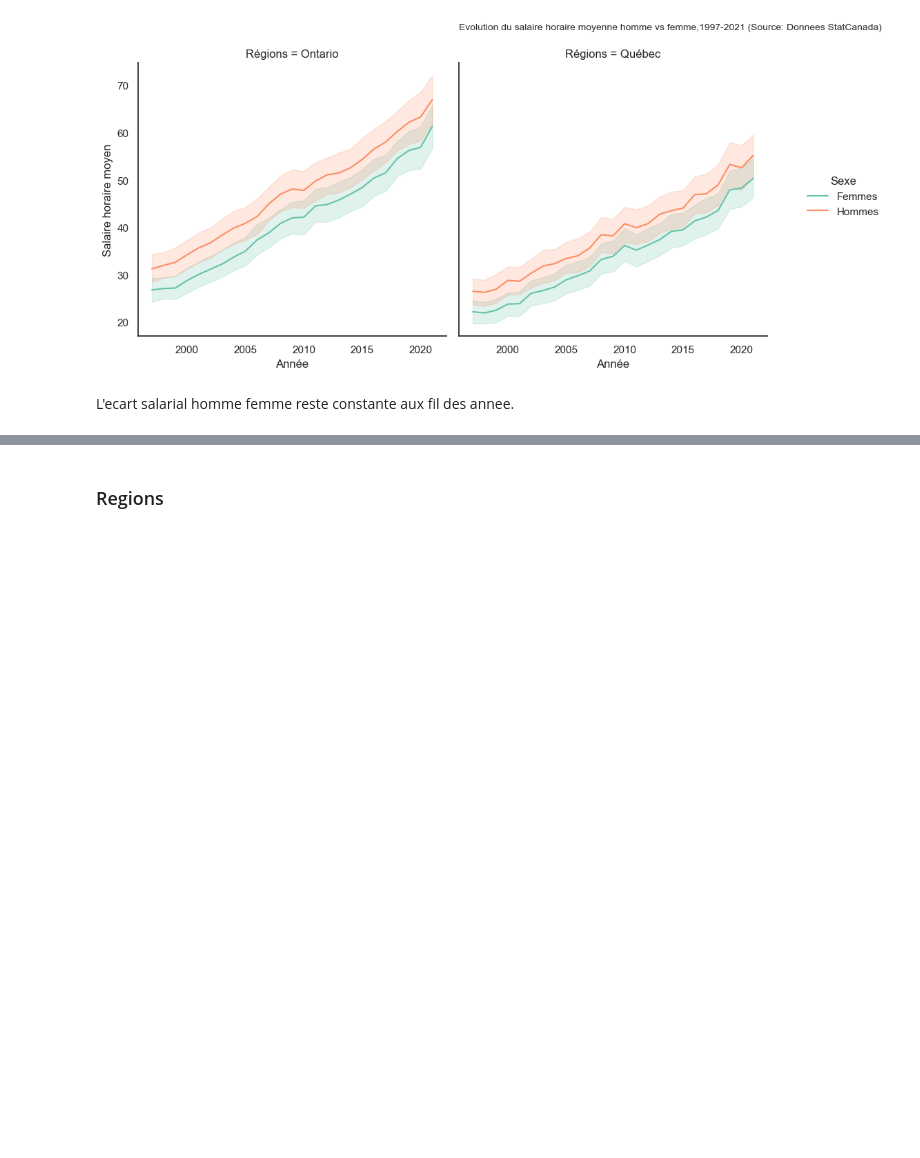
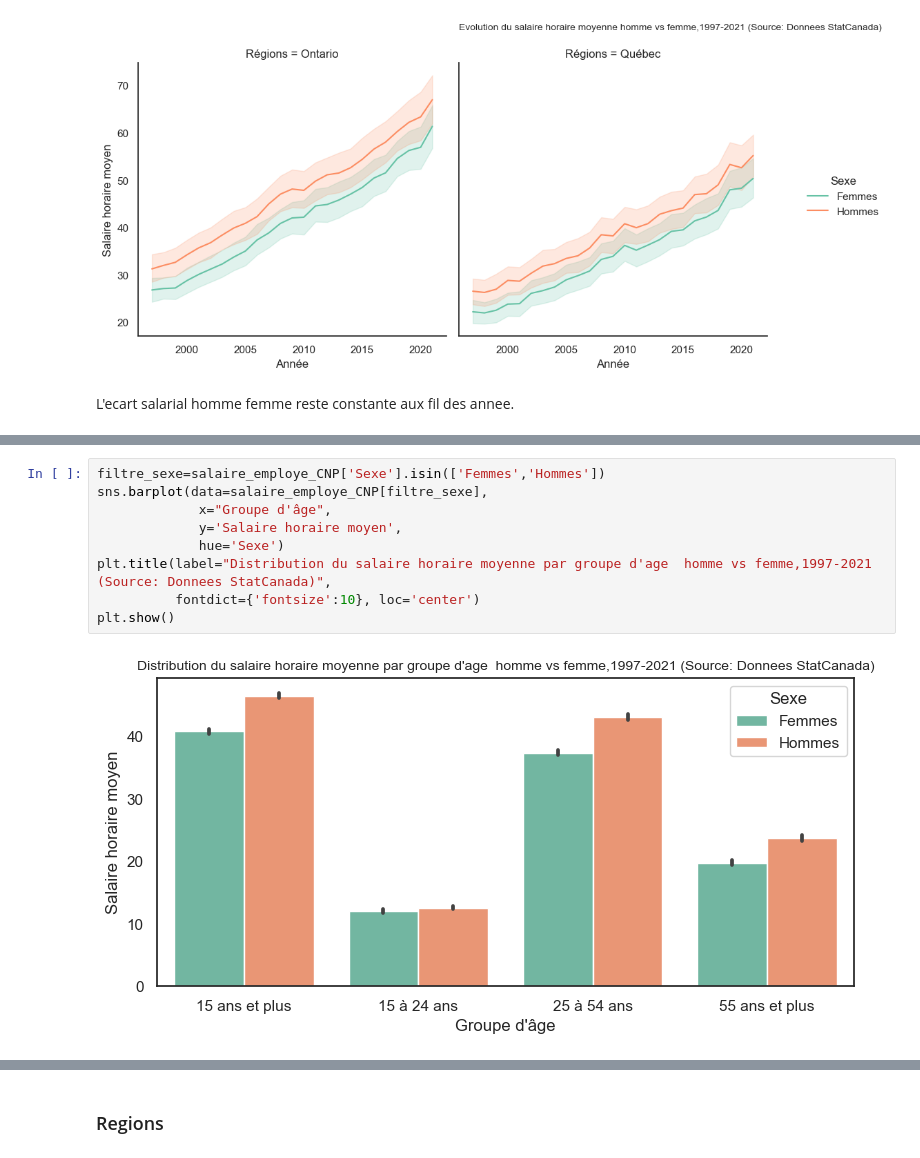
Before and after one commit to marciosdn/projet_77, a Jupyter notebook: AED Salaire Employe.ipynb, the cells around one changed output, grey strips where cells are left out. Drawn from its saved outputs; the diff is of its cells as text; blank space fills up the shorter version.

```diff
--- a/AED Salaire Employe.ipynb
+++ b/AED Salaire Employe.ipynb
@@ -398,0 +409,11 @@ L'ecart salarial homme femme reste constante aux fil des annee.
+# %%
+filtre_sexe=salaire_employe_CNP['Sexe'].isin(['Femmes','Hommes'])
+sns.barplot(data=salaire_employe_CNP[filtre_sexe],
+             x="Groupe d'âge",
+             y='Salaire horaire moyen',
+             hue='Sexe')
+plt.title(label="Distribution du salaire horaire moyenne par groupe d'age  homme vs femme,1997-2021 (Source: Donnees StatCanada)",
+          fontdict={'fontsize':10}, loc='center')
+plt.show()
+# %% [output]
+[figure, added]
```
Also changed, not shown: parts of 10 cells of this notebook.
